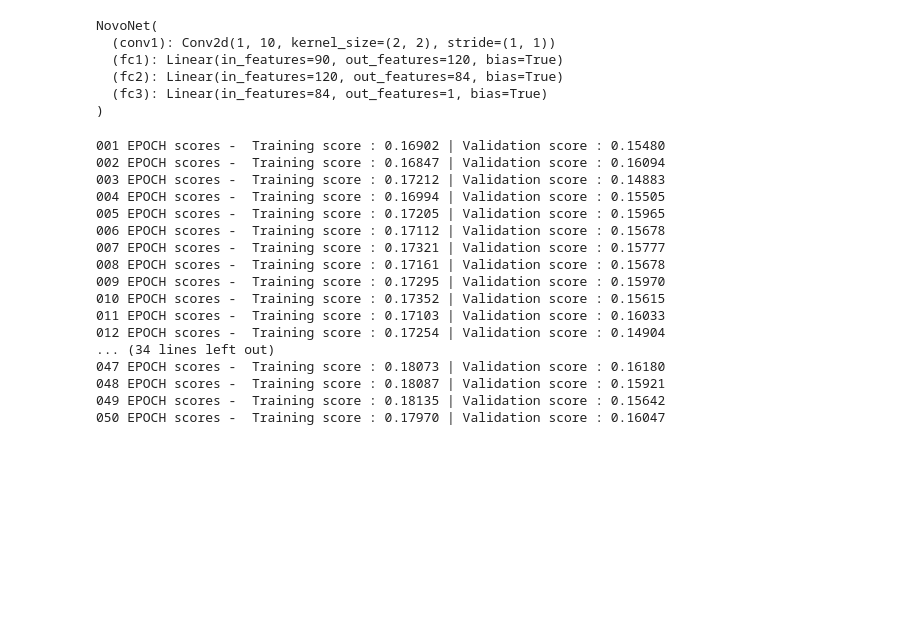
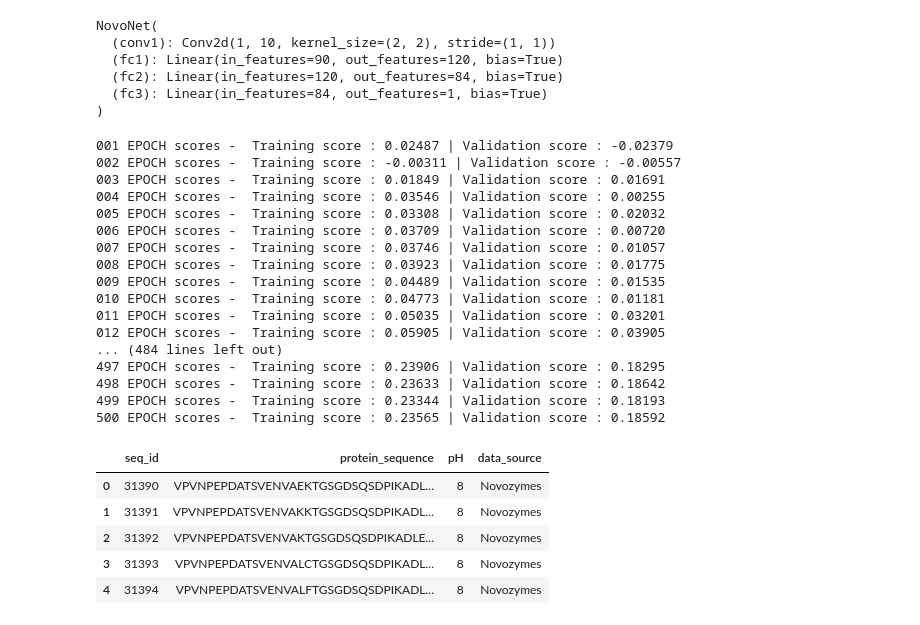
Before and after one commit to gopinathak-geek/novozymes-enzyme-stability-prediction, a Jupyter notebook: NovoModel.ipynb, the cells around one changed output. Drawn from its saved outputs; the diff is of its cells as text; code cells hidden in the pictures; blank space fills up the shorter version.

```diff
--- a/NovoModel.ipynb
+++ b/NovoModel.ipynb
@@ -201,7 +221,7 @@ LEARNING_RATE = 0.001
 criterion = nn.MSELoss()
 optimizer = torch.optim.Adam(net.parameters(), lr=LEARNING_RATE)
 # %%
-EPOCHS = 50
+EPOCHS = 500
 for epoch in range(EPOCHS):
     training_score = []
     for img, label in training_loader:
@@ -233,20 +253,29 @@ for epoch in range(EPOCHS):
 
     print(f'{epoch+1:03} EPOCH scores -  Training score : {np.mean(training_score):.5f} | Validation score : {np.mean(validation_score):.5f}')
 # %% [output]
-001 EPOCH scores -  Training score : 0.16902 | Validation score : 0.15480
-002 EPOCH scores -  Training score : 0.16847 | Validation score : 0.16094
-003 EPOCH scores -  Training score : 0.17212 | Validation score : 0.14883
-004 EPOCH scores -  Training score : 0.16994 | Validation score : 0.15505
-005 EPOCH scores -  Training score : 0.17205 | Validation score : 0.15965
-006 EPOCH scores -  Training score : 0.17112 | Validation score : 0.15678
-007 EPOCH scores -  Training score : 0.17321 | Validation score : 0.15777
-008 EPOCH scores -  Training score : 0.17161 | Validation score : 0.15678
-009 EPOCH scores -  Training score : 0.17295 | Validation score : 0.15970
-010 EPOCH scores -  Training score : 0.17352 | Validation score : 0.15615
-011 EPOCH scores -  Training score : 0.17103 | Validation score : 0.16033
-012 EPOCH scores -  Training score : 0.17254 | Validation score : 0.14904
-... (34 lines left out)
-047 EPOCH scores -  Training score : 0.18073 | Validation score : 0.16180
-048 EPOCH scores -  Training score : 0.18087 | Validation score : 0.15921
-049 EPOCH scores -  Training score : 0.18135 | Validation score : 0.15642
-050 EPOCH scores -  Training score : 0.17970 | Validation score : 0.16047
+001 EPOCH scores -  Training score : 0.02487 | Validation score : -0.02379
+002 EPOCH scores -  Training score : -0.00311 | Validation score : -0.00557
+003 EPOCH scores -  Training score : 0.01849 | Validation score : 0.01691
+004 EPOCH scores -  Training score : 0.03546 | Validation score : 0.00255
+005 EPOCH scores -  Training score : 0.03308 | Validation score : 0.02032
+006 EPOCH scores -  Training score : 0.03709 | Validation score : 0.00720
+007 EPOCH scores -  Training score : 0.03746 | Validation score : 0.01057
+008 EPOCH scores -  Training score : 0.03923 | Validation score : 0.01775
+009 EPOCH scores -  Training score : 0.04489 | Validation score : 0.01535
+010 EPOCH scores -  Training score : 0.04773 | Validation score : 0.01181
+011 EPOCH scores -  Training score : 0.05035 | Validation score : 0.03201
+012 EPOCH scores -  Training score : 0.05905 | Validation score : 0.03905
+... (484 lines left out)
+497 EPOCH scores -  Training score : 0.23906 | Validation score : 0.18295
+498 EPOCH scores -  Training score : 0.23633 | Validation score : 0.18642
+499 EPOCH scores -  Training score : 0.23344 | Validation score : 0.18193
+500 EPOCH scores -  Training score : 0.23565 | Validation score : 0.18592
+# %%
+test_df.head()
+# %% [output]
+|  | seq_id | protein_sequence | pH | data_source |
+| 0 | 31390 | VPVNPEPDATSVENVAEKTGSGDSQSDPIKADL... | 8 | Novozymes |
+| 1 | 31391 | VPVNPEPDATSVENVAKKTGSGDSQSDPIKADL... | 8 | Novozymes |
+| 2 | 31392 | VPVNPEPDATSVENVAKTGSGDSQSDPIKADLE... | 8 | Novozymes |
+| 3 | 31393 | VPVNPEPDATSVENVALCTGSGDSQSDPIKADL... | 8 | Novozymes |
+| 4 | 31394 | VPVNPEPDATSVENVALFTGSGDSQSDPIKADL... | 8 | Novozymes |
```
Also changed, not shown: parts of 16 cells of this notebook.
